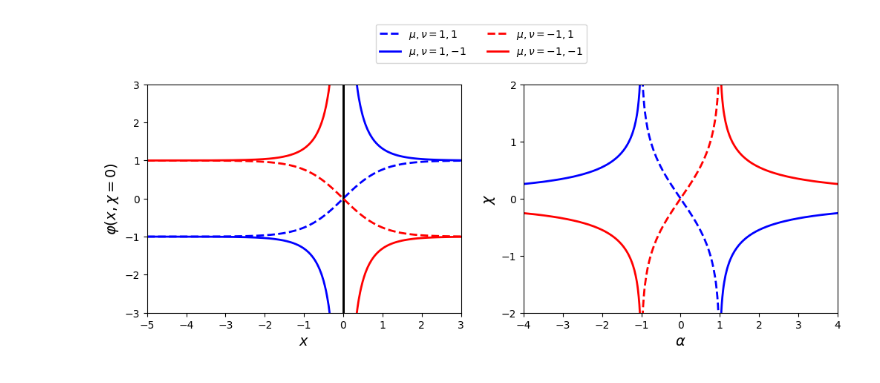
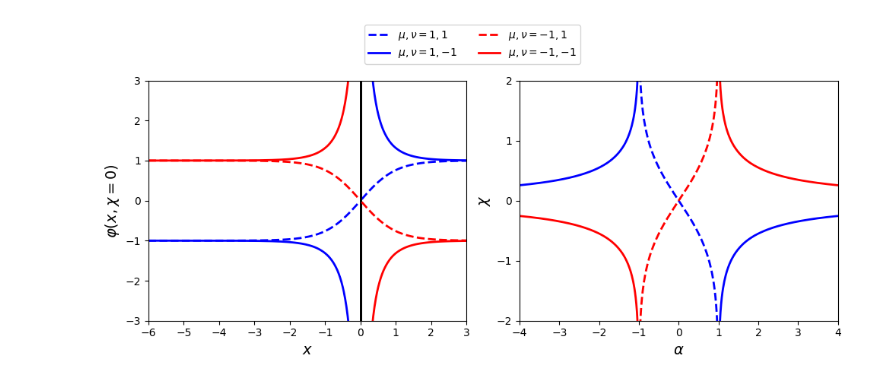
Before and after one commit to JairoSSantos/parallel-kink-scattering, a Jupyter notebook: notebooks/dirichlet.ipynb, the cells around one changed output. Drawn from its saved outputs; the diff is of its cells as text; code cells hidden in the pictures.

```diff
--- a/notebooks/dirichlet.ipynb
+++ b/notebooks/dirichlet.ipynb
@@ -4,36 +6,50 @@ import matplotlib.pyplot as plt
+# %%
+def chi(alpha, mu, nu):
+    return -np.arctanh((mu*alpha)**nu)
+
+def varphi(x, mu, nu):
+    return mu*np.tanh(x)**nu
+
+def phi(x, x0, alpha):
+    assert alpha > -1
+    mu = -1
+    nu = 1 if alpha < 1 else -1
+    dirichlet = 1 if alpha == 1 else varphi(x - chi(alpha, mu, nu), mu, nu)
+    return dirichlet + np.tanh(x - x0) - 1
 # %%
-fig, (ax1, ax2) = plt.subplots(1, 2, figsize=(12, 4))
+fig, (ax1, ax2) = plt.subplots(1, 2, figsize=(10, 4))
 
-x = np.linspace(-5, 3, 250)
+x = np.linspace(-6, 3, 250)
 alpha = np.linspace(-4, 4, 500)
 for mu in (1, -1):
     ax1.axvline(0, ls='-', c='k', lw=2)
     for nu in (1, -1):
-        ax2.plot(alpha, -np.arctanh((mu*alpha)**nu), c={1:'b', -1:'r'}[mu], ls={1:'--', -1:'-'}[nu], lw=2, label=r'$\mu, \nu = {%s}, {%s}$'%(mu, nu))
+        ax2.plot(alpha, chi(alpha, mu, nu), c={1:'b', -1:'r'}[mu], ls={1:'--', -1:'-'}[nu], lw=2, label=r'$\mu, \nu = {%s}, {%s}$'%(mu, nu))
         for i, xi in enumerate((x[x < 0], x[x > 0])):
             # ks = {'label':r'$\mu={%s}$, $\nu={%s}$'%(mu, nu)} if i == 0 else {}
-            ax1.plot(xi, mu*np.tanh(xi)**nu, c={1:'b', -1:'r'}[mu], ls={1:'--', -1:'-'}[nu], lw=2)
+            ax1.plot(xi, varphi(xi, mu, nu), c={1:'b', -1:'r'}[mu], ls={1:'--', -1:'-'}[nu], lw=2)
 
 ax1.set_xlim(x.min(), x.max())
 ax1.set_ylim(-3, 3)
 
 ax1.set_xlabel(r'$x$', fontsize=14)
 ax1.set_ylabel(r'$\varphi(x,\chi=0)$', fontsize=14)
 
 
 ax2.set_xlim(alpha.min(), alpha.max())
 ax2.set_ylim(-2, 2)
 
 ax2.set_xlabel(r'$\alpha$', fontsize=14)
 ax2.set_ylabel(r'$\chi$', fontsize=14)
 
 ax2.set_yticks([-2, -1, 0, 1, 2])
 # ax2.xticks([0, 1, -1, 3, -3])
 
-fig.legend(loc='upper center', ncols=2, bbox_to_anchor=(0.5, 1.1))
+fig.legend(loc='upper center', ncols=2, bbox_to_anchor=(0.5, 1.15))
 
 # ax1.legend(bbox_to_anchor=(1.35, 1))
 # plt.show()
+fig.tight_layout()
 plt.show()
 # %% [output]
-[figure, old version]
+[figure, new version]
```
Also changed, not shown: parts of 2 cells of this notebook.
